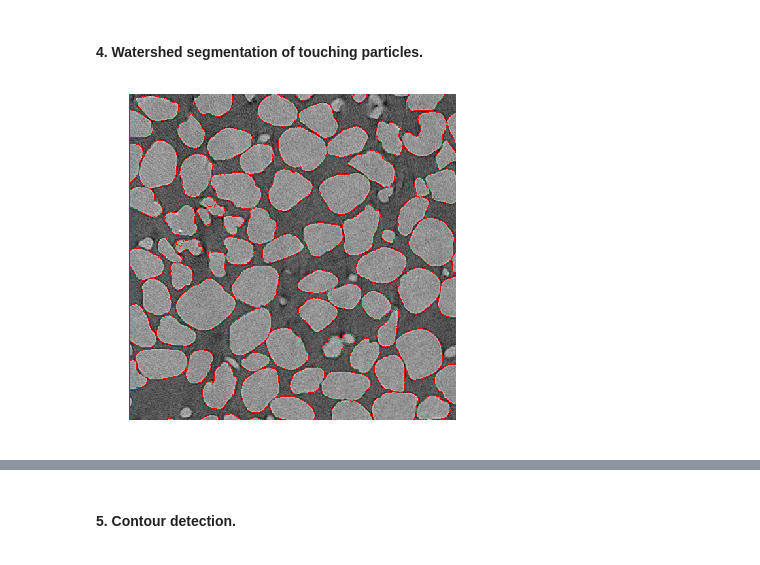
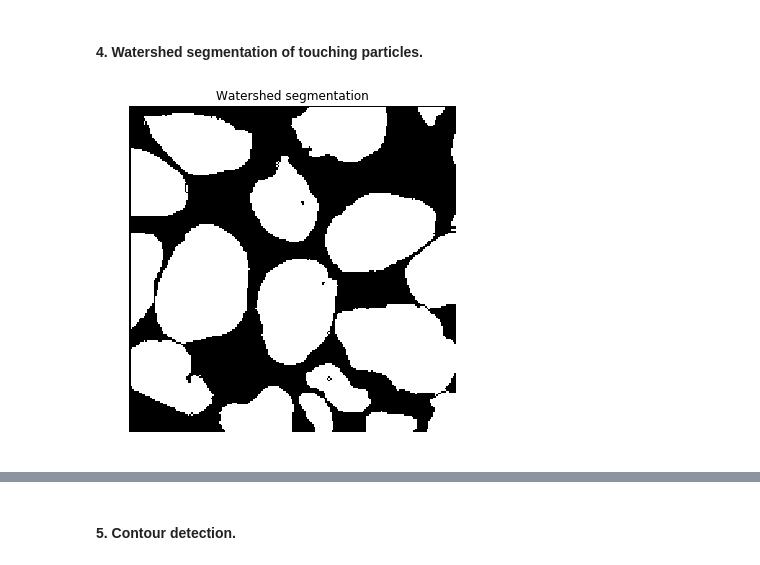
Before and after one commit to alelyya/slb, a Jupyter notebook: v1/v1.ipynb, the cells around one changed output, grey strips where cells are left out. Saved outputs shown, nothing was run; the diff lists cells and outputs as text; code cells hidden in the pictures.

```diff
--- a/v1/v1.ipynb
+++ b/v1/v1.ipynb
@@ -6,7 +5,9 @@ from skimage.feature import peak_local_max
 # %%
-def show(image, figsize=(6,6)):
+def show(image, title=None, figsize=(6,6)):
     plt.figure(figsize=figsize)
     plt.axis('off')
+    if title:
+        plt.title(title)
     plt.imshow(image, 'gray')
 # %% [markdown]
 #### 0. Image loading.
@@ -21,10 +22,6 @@ show(img,(10,10))
 #### 1. Edge enhancement with unsharp mask.
 # %%
 def unsharp_mask(image, kernel_size=(5,5), sigma=1.0, amount=1.0, threshold=0):
-    """Return a sharpened version of the image, using an unsharp mask."""
-    # For details on unsharp masking, see:
-    # https://en.wikipedia.org/wiki/Unsharp_masking
-    # https://homepages.inf.ed.ac.uk/rbf/HIPR2/unsharp.htm
     blurred = cv.GaussianBlur(image, kernel_size, sigma)
     sharpened = float(amount + 1) * image - float(amount) * blurred
     sharpened = np.maximum(sharpened, np.zeros(sharpened.shape))
@@ -68,35 +63,32 @@ show(opening[:400,:400])
 # %% [markdown]
 #### 4. Watershed segmentation of touching particles.
 # %%
-kernel = np.ones((3,3), np.uint8)  # TODO: Try another kernel?
+kernel = np.ones((3,3), np.uint8)
 
 # sure background area
 sure_bg = cv.dilate(opening, kernel, iterations=2)
 
 # foreground area
 dist_transform = cv.distanceTransform(opening, cv.DIST_L2, 0)
 dist_transform = cv.normalize(dist_transform, dist_transform, 0, 255, cv.NORM_MINMAX)
-ret, sure_fg = cv.threshold(dist_transform, 0.22 * dist_transform.max(), 255, 0)
-#sure_fg = peak_local_max(dist_transform, threshold_rel = 0, indices=False, min_distance=15, exclude_border=False)
-                         #labels = opening, num_peaks_per_label=1)
+ret, sure_fg = cv.threshold(dist_transform, 0.23 * dist_transform.max(), 255, 0)
 
 # unknown region
 sure_fg = sure_fg * 100000
 sure_fg = np.uint8(sure_fg)
 unknown = cv.subtract(sure_bg, sure_fg)
 
 # Marker labelling
 ret, markers = cv.connectedComponents(sure_fg)
 
 # Add one to all labels so that sure background is not 0, but 1
 markers = markers + 1
 markers[unknown==255] = 0
 
 markers = cv.watershed(img, markers)
-borders = np.zeros(markers.shape)
-borders[markers == -1] = 255
 
-img[markers == -1] = [255, 0, 0]
-show(img[:500,:500])
+bordered = opening
+bordered[markers == -1] = 0
+show(bordered[:200, :200], 'Watershed segmentation')
 # %% [output]
-[figure, old version]
+[figure, new version]
```
Also changed, not shown: parts of 13 cells of this notebook, 21 other files.
